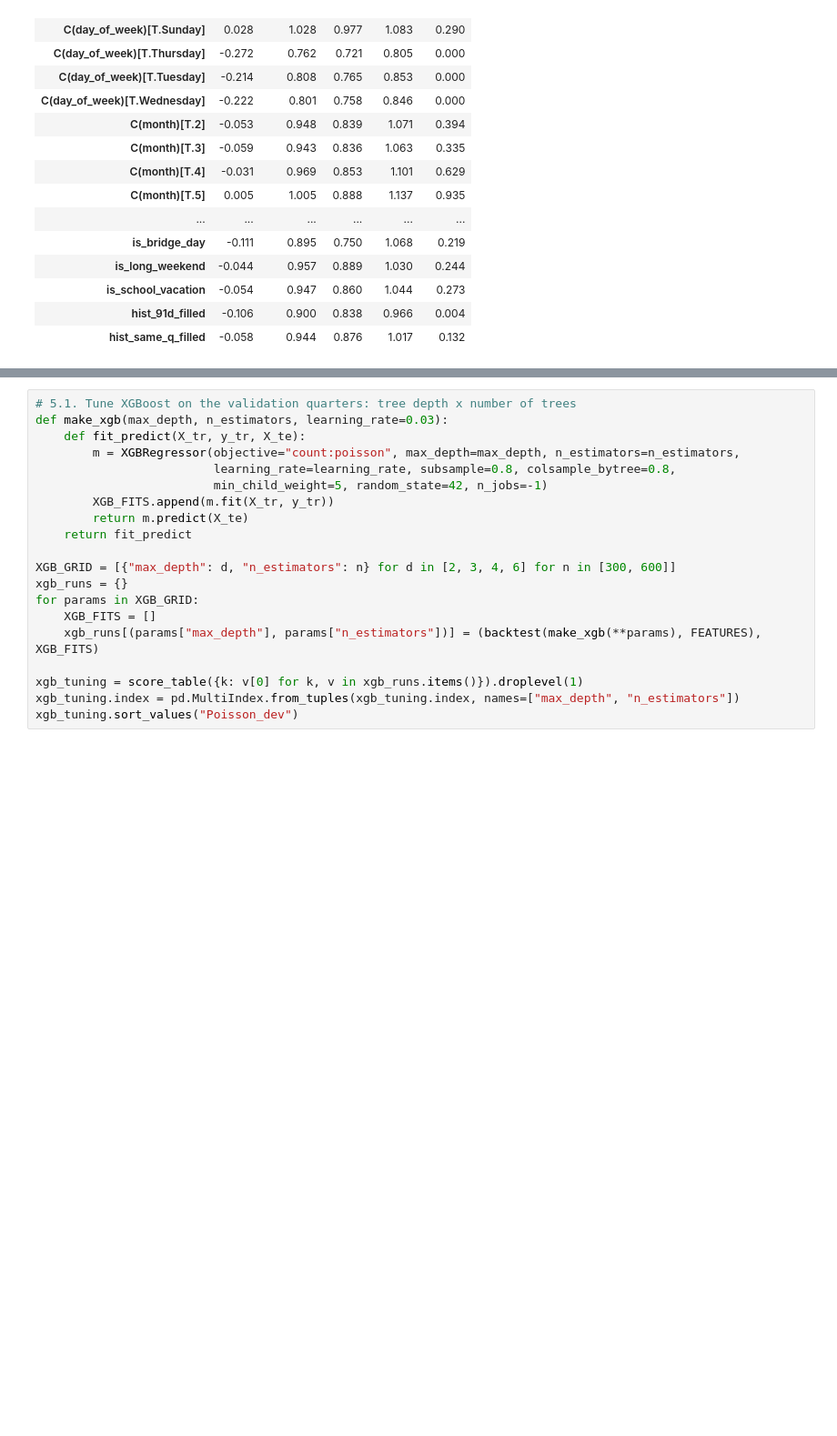
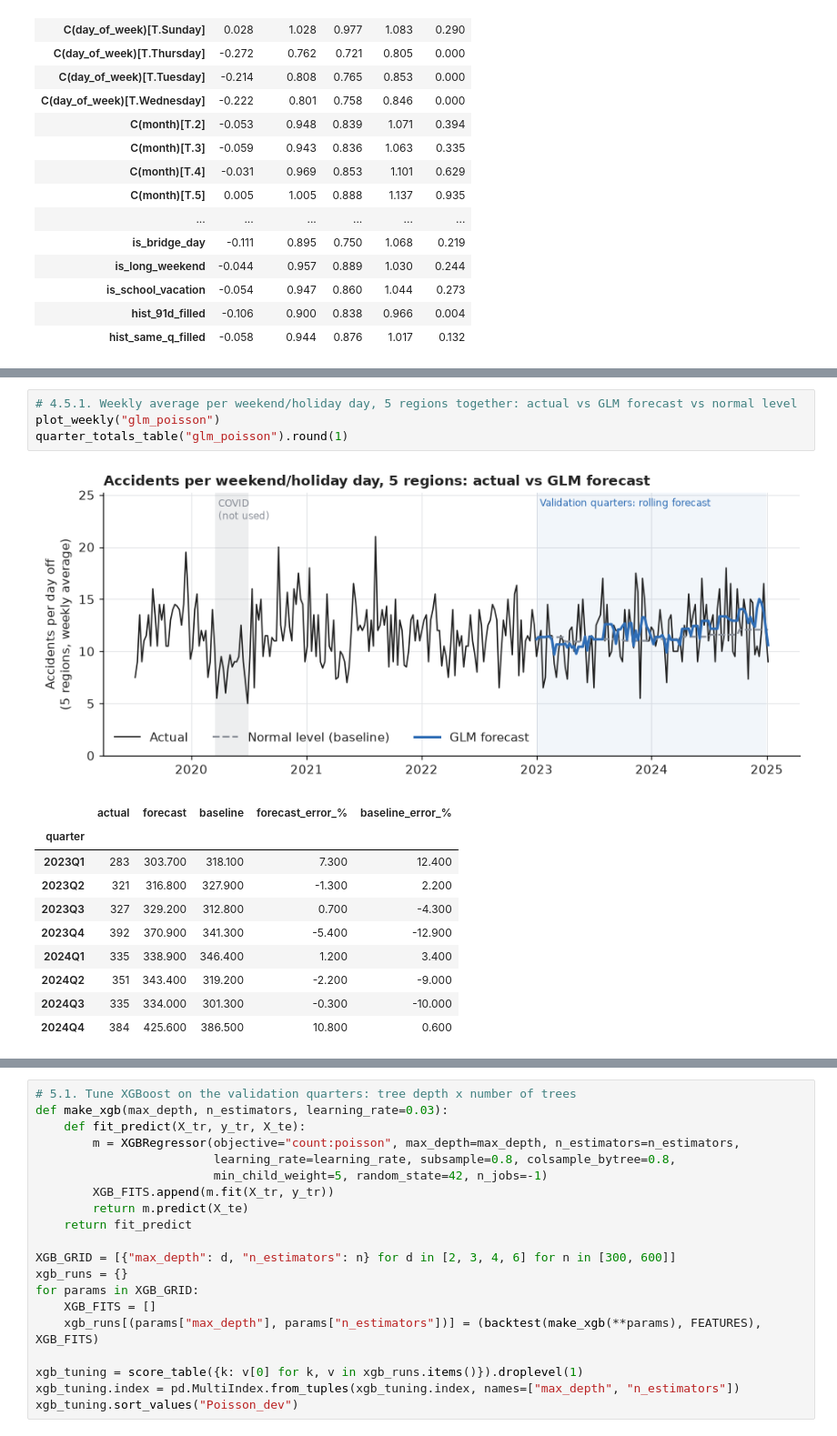
Before and after one commit to ivanya93/road_safety_machine_learning, a Jupyter notebook: notebooks/03_Modelling.ipynb, the cells around one changed output, grey strips where cells are left out. Shown at 91% size. Drawn from its saved outputs; the diff is of its cells as text; blank space fills up the shorter version.

```diff
--- a/notebooks/03_Modelling.ipynb
+++ b/notebooks/03_Modelling.ipynb
@@ -557,0 +887,16 @@ coefs.round(3)
+# %%
+# 4.5.1. Weekly average per weekend/holiday day, 5 regions together: actual vs GLM forecast vs normal level
+plot_weekly("glm_poisson")
+quarter_totals_table("glm_poisson").round(1)
+# %% [output]
+[figure, added]
+|  | actual | forecast | baseline | forecast_error_% | baseline_error_% |
+| quarter |  |  |  |  |  |
+| 2023Q1 | 283 | 303.700 | 318.100 | 7.300 | 12.400 |
+| 2023Q2 | 321 | 316.800 | 327.900 | -1.300 | 2.200 |
+| 2023Q3 | 327 | 329.200 | 312.800 | 0.700 | -4.300 |
+| 2023Q4 | 392 | 370.900 | 341.300 | -5.400 | -12.900 |
+| 2024Q1 | 335 | 338.900 | 346.400 | 1.200 | 3.400 |
+| 2024Q2 | 351 | 343.400 | 319.200 | -2.200 | -9.000 |
+| 2024Q3 | 335 | 334.000 | 301.300 | -0.300 | -10.000 |
+| 2024Q4 | 384 | 425.600 | 386.500 | 10.800 | 0.600 |
```
Also changed, not shown: parts of 86 cells of this notebook.
